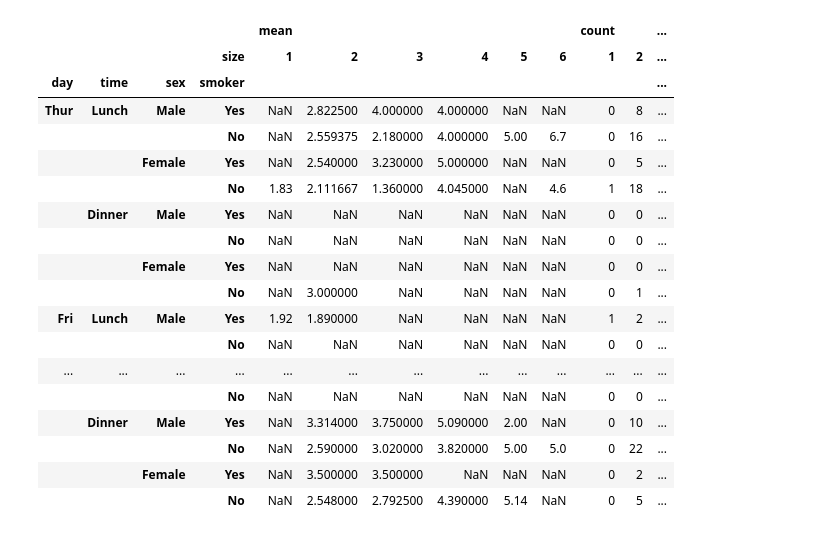
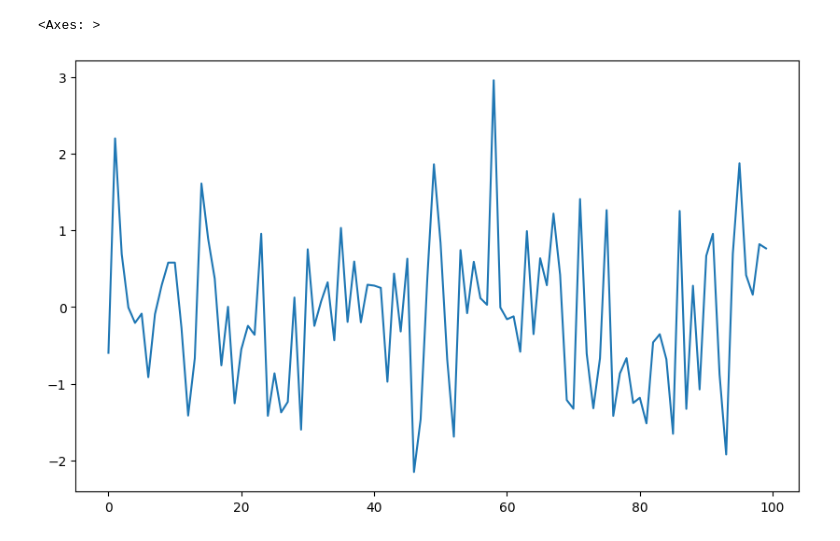
Before and after one commit to bajichaghan-glitch/KBUstart, a Jupyter notebook: 202610142_김재일.ipynb, the cells around one changed output. Saved outputs shown, nothing was run; the diff lists cells and outputs as text; code cells hidden in the pictures.

```diff
--- a/202610142_김재일.ipynb
+++ b/202610142_김재일.ipynb
@@ -1,14 +1,2 @@
 # %% [markdown]
 <a href="https://colab.research.google.com/github/bajichaghan-glitch/KBUstart/blob/main/202610142_%EA%B9%80%EC%9E%AC%EC%9D%BC.ipynb" target="_parent"><img src="https://colab.research.google.com/assets/colab-badge.svg" alt="Open In Colab"/></a>
-# %%
-import seaborn as sns
-sns.set_theme(style="ticks", palette="pastel")
-
-# Load the example tips dataset
-tips = sns.load_dataset("tips")
-
-# Draw a nested boxplot to show bills by day and time
-sns.boxplot(x="day", y="total_bill",
-            hue="smoker", palette=["m", "g"],
-            data=tips)
-sns.despine(offset=10, trim=True)
@@ -601,22 +3,12 @@ tips.groupby(['day', 'time', 'sex', 'smoker', 'size'])['tip'].agg(['mean', 'coun
-# %%
-tips.groupby(['day', 'time', 'sex', 'smoker', 'size'])['tip'].agg(['mean', 'count']).unstack()
-# %% [output]
-|  |  |  |  | mean |  |  |  |  |  | count |  | ... |
-|  |  |  | size | 1 | 2 | 3 | 4 | 5 | 6 | 1 | 2 | ... |
-| day | time | sex | smoker |  |  |  |  |  |  |  |  | ... |
-| Thur | Lunch | Male | Yes | NaN | 2.822500 | 4.000000 | 4.000000 | NaN | NaN | 0 | 8 | ... |
-|  |  |  | No | NaN | 2.559375 | 2.180000 | 4.000000 | 5.00 | 6.7 | 0 | 16 | ... |
-|  |  | Female | Yes | NaN | 2.540000 | 3.230000 | 5.000000 | NaN | NaN | 0 | 5 | ... |
-|  |  |  | No | 1.83 | 2.111667 | 1.360000 | 4.045000 | NaN | 4.6 | 1 | 18 | ... |
-|  | Dinner | Male | Yes | NaN | NaN | NaN | NaN | NaN | NaN | 0 | 0 | ... |
-|  |  |  | No | NaN | NaN | NaN | NaN | NaN | NaN | 0 | 0 | ... |
-|  |  | Female | Yes | NaN | NaN | NaN | NaN | NaN | NaN | 0 | 0 | ... |
-|  |  |  | No | NaN | 3.000000 | NaN | NaN | NaN | NaN | 0 | 1 | ... |
-| Fri | Lunch | Male | Yes | 1.92 | 1.890000 | NaN | NaN | NaN | NaN | 1 | 2 | ... |
-|  |  |  | No | NaN | NaN | NaN | NaN | NaN | NaN | 0 | 0 | ... |
-| ... | ... | ... | ... | ... | ... | ... | ... | ... | ... | ... | ... | ... |
-|  |  |  | No | NaN | NaN | NaN | NaN | NaN | NaN | 0 | 0 | ... |
-|  | Dinner | Male | Yes | NaN | 3.314000 | 3.750000 | 5.090000 | 2.00 | NaN | 0 | 10 | ... |
-|  |  |  | No | NaN | 2.590000 | 3.020000 | 3.820000 | 5.00 | 5.0 | 0 | 22 | ... |
-|  |  | Female | Yes | NaN | 3.500000 | 3.500000 | NaN | NaN | NaN | 0 | 2 | ... |
-|  |  |  | No | NaN | 2.548000 | 2.792500 | 4.390000 | 5.14 | NaN | 0 | 5 | ... |
+# %%
+from numpy.random import randn
+import numpy as np
+np.random.seed(123)
+import os
+import matplotlib.pyplot as plt
+import pandas as pd
+plt.rc("figure", figsize=(10, 6))
+np.set_printoptions(precision=4)
+pd.options.display.max_columns = 20
+pd.options.display.max_rows = 20
+pd.options.display.max_colwidth = 80
@@ -622,0 +17,7 @@ tips.groupby(['day', 'time', 'sex', 'smoker', 'size'])['tip'].agg(['mean', 'coun
+# %%
+pd.Series(randn(100)).plot() # normal distribution (정규분포, Bell shape distibution)
+#Gaussian Distribution
+# 평균(mean) = 0, 분산(Dispersion, Variance)
+# %% [output]
+<Axes: >
+[figure, added]
```
Also changed, not shown: parts of 54 cells of this notebook.
